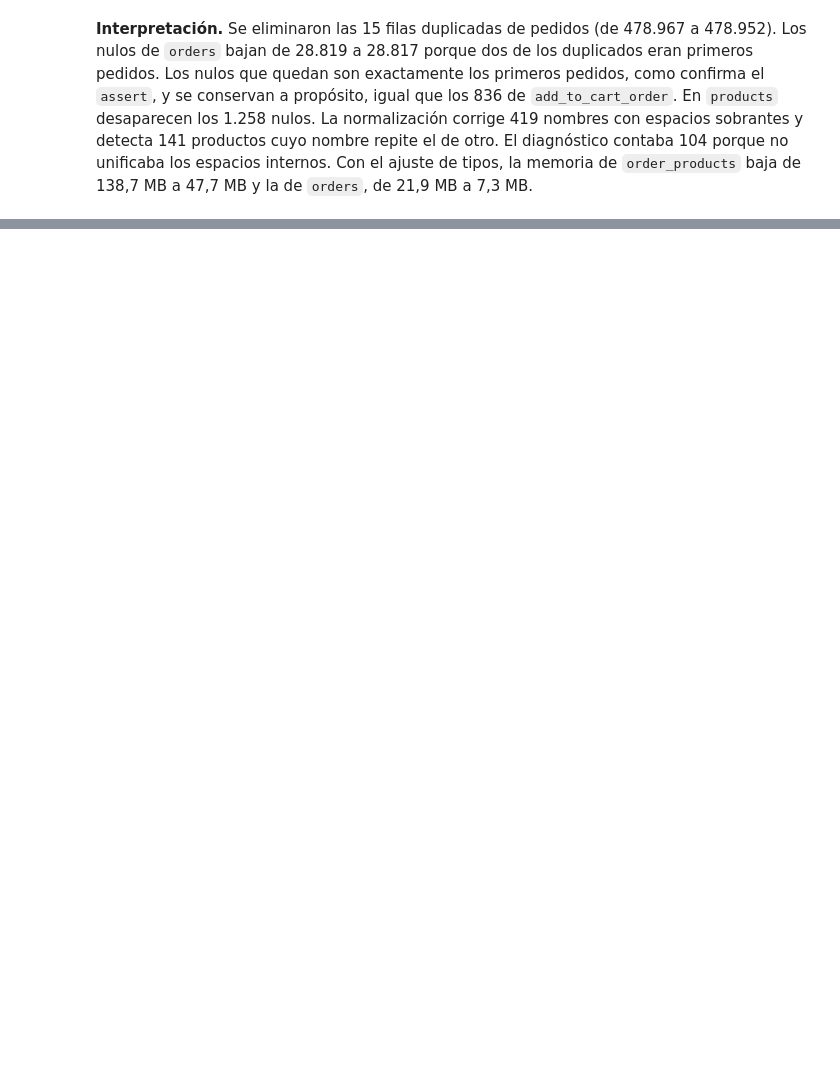
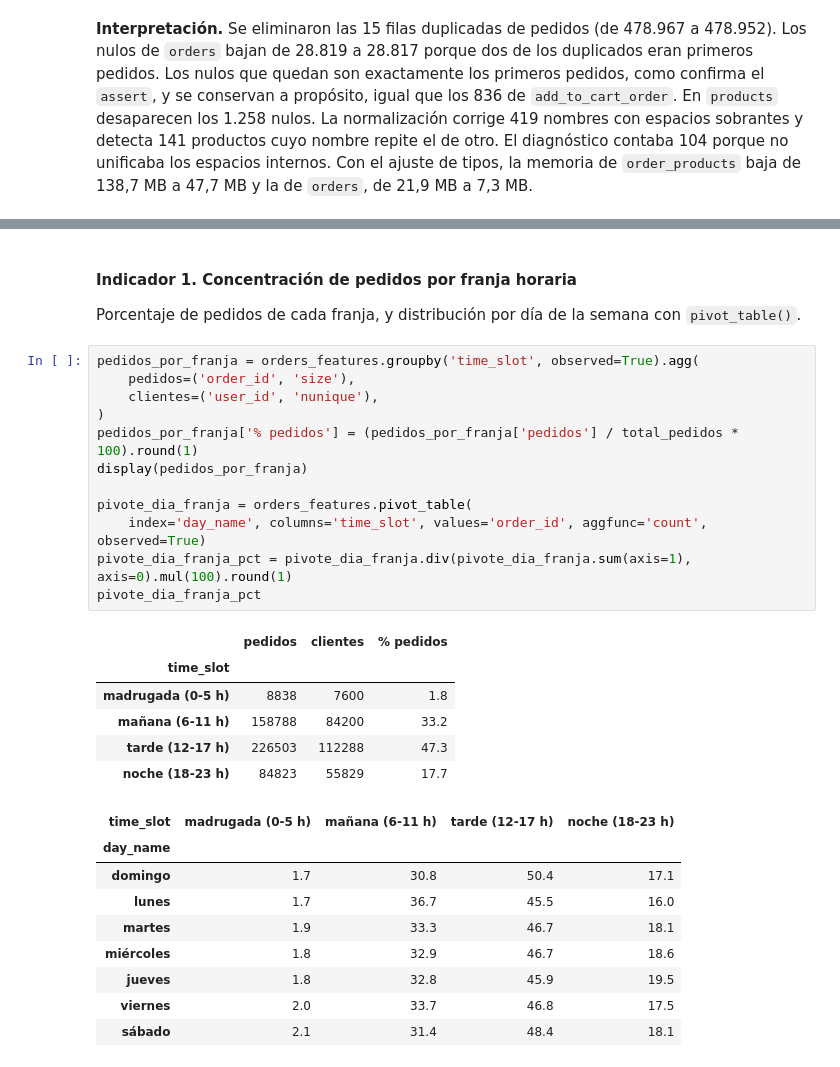
Before and after one commit to CarlosHerrera1210/proyecto-ciencia-datos, a Jupyter notebook: notebooks/data_preparation.ipynb, the cells around one changed output, grey strips where cells are left out. Cells and saved outputs as stored; diff of their text form; blank space fills up the shorter version.

```diff
--- a/notebooks/data_preparation.ipynb
+++ b/notebooks/data_preparation.ipynb
@@ -353,0 +472,31 @@ comparacion_limpieza
+# %% [markdown]
+#### Indicador 1. Concentración de pedidos por franja horaria
+Porcentaje de pedidos de cada franja, y distribución por día de la semana con `pivot_table()`.
+# %%
+pedidos_por_franja = orders_features.groupby('time_slot', observed=True).agg(
+    pedidos=('order_id', 'size'),
+    clientes=('user_id', 'nunique'),
+)
+pedidos_por_franja['% pedidos'] = (pedidos_por_franja['pedidos'] / total_pedidos * 100).round(1)
+display(pedidos_por_franja)
+
+pivote_dia_franja = orders_features.pivot_table(
+    index='day_name', columns='time_slot', values='order_id', aggfunc='count', observed=True)
+pivote_dia_franja_pct = pivote_dia_franja.div(pivote_dia_franja.sum(axis=1), axis=0).mul(100).round(1)
+pivote_dia_franja_pct
+# %% [output]
+|  | pedidos | clientes | % pedidos |
+| time_slot |  |  |  |
+| madrugada (0-5 h) | 8838 | 7600 | 1.8 |
+| mañana (6-11 h) | 158788 | 84200 | 33.2 |
+| tarde (12-17 h) | 226503 | 112288 | 47.3 |
+| noche (18-23 h) | 84823 | 55829 | 17.7 |
+| time_slot | madrugada (0-5 h) | mañana (6-11 h) | tarde (12-17 h) | noche (18-23 h) |
+| day_name |  |  |  |  |
+| domingo | 1.7 | 30.8 | 50.4 | 17.1 |
+| lunes | 1.7 | 36.7 | 45.5 | 16.0 |
+| martes | 1.9 | 33.3 | 46.7 | 18.1 |
+| miércoles | 1.8 | 32.9 | 46.7 | 18.6 |
+| jueves | 1.8 | 32.8 | 45.9 | 19.5 |
+| viernes | 2.0 | 33.7 | 46.8 | 17.5 |
+| sábado | 2.1 | 31.4 | 48.4 | 18.1 |
```
Also changed, not shown: parts of 24 cells of this notebook.
